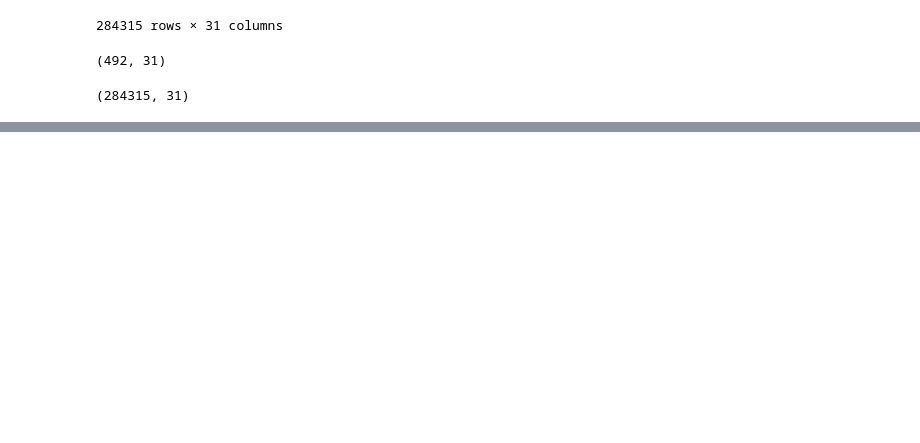
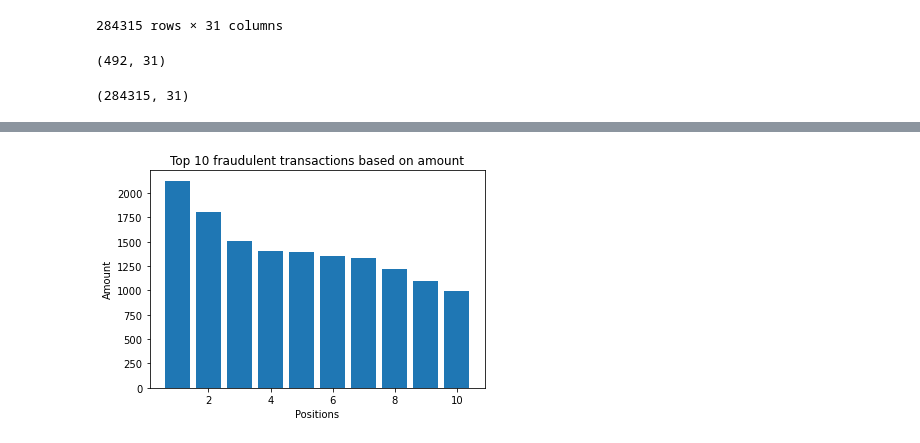
Before and after one commit to Matonice/funaab-AI-assignment, a Jupyter notebook: FRAUDULENT CREDIT CARD.ipynb, the cells around one changed output, grey strips where cells are left out. Cells and saved outputs as stored; diff of their text form; code cells hidden in the pictures; blank space fills up the shorter version.

```diff
--- a/FRAUDULENT CREDIT CARD.ipynb
+++ b/FRAUDULENT CREDIT CARD.ipynb
@@ -195,0 +234,12 @@ credit_card
+# %%
+# top 10 fraudulent transactions based on amount
+fraudulent = fraudulent.sort_values(by="Amount")
+y = fraudulent["Amount"].tail(10)
+x= [i for i in range(10,0,-1)]
+plt.xlabel("Positions")
+plt.ylabel("Amount")
+plt.title("Top 10 fraudulent transactions based on amount")
+plt.bar(x,y)
+plt.show()
+# %% [output]
+[figure, added]
```
Also changed, not shown: parts of 5 cells of this notebook.
